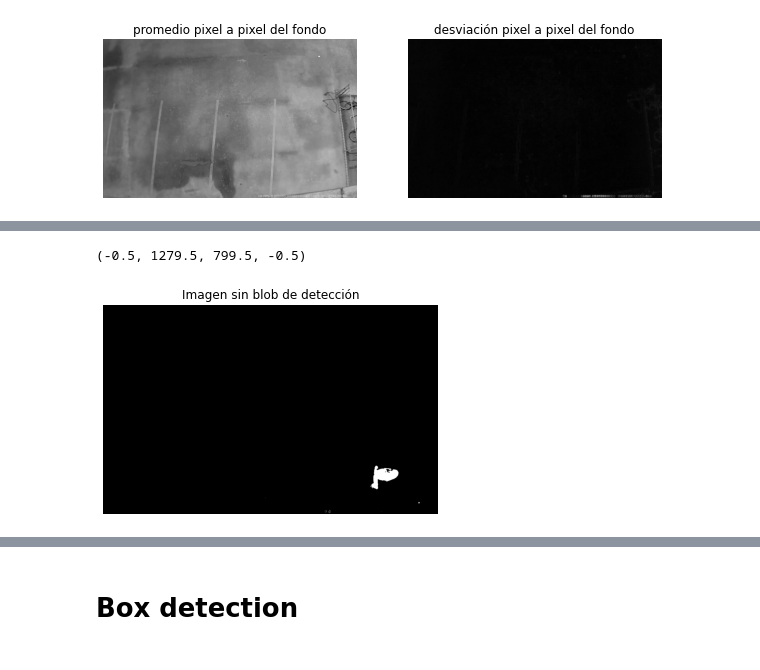
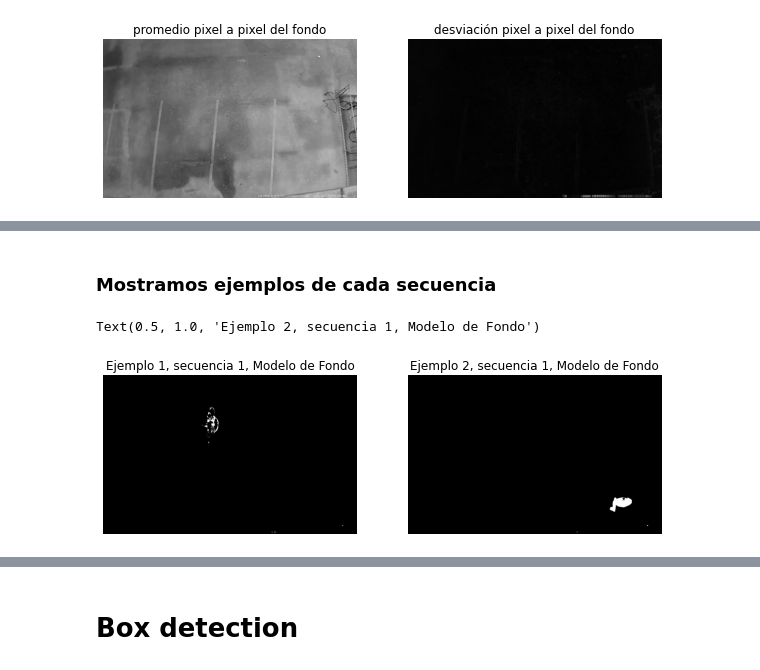
Before and after one commit to BenjaminIrarrazabal/Laboratorios_Inteligencia, a Jupyter notebook: Exp3.ipynb, the cells around one changed output, grey strips where cells are left out. Drawn from its saved outputs; the diff is of its cells as text; code cells hidden in the pictures.

```diff
--- a/Exp3.ipynb
+++ b/Exp3.ipynb
@@ -189,5 +208,5 @@ print(std_fondo.shape)
 # %%
-def Av_Back2(fondo, threshold, seq):
+def Av_Back(fondo, threshold, seq):
     X = np.mean(fondo, axis=0) # Promedio
     D = np.std(fondo, axis=0) # Desviación
     L1 = X + threshold * (D + 1) # Límite 1
@@ -203,9 +224,2 @@ def Av_Back2(fondo, threshold, seq):
 # %%
-ABs1 = Av_Back2(fondo, 20, seq1)
+ABs1 = Av_Back(fondo, 20, seq1)
-# %%
-plt.imshow(ABs1[312],cmap='gray')
-plt.title('Imagen sin blob de detección')
-plt.axis('off')
-# %% [output]
-(-0.5, 1279.5, 799.5, -0.5)
-[figure, removed]
@@ -211,0 +230,20 @@ plt.axis('off')
+# %% [markdown]
+### Mostramos ejemplos de cada secuencia
+# %%
+# Para la primera secuencia
+fig = plt.figure(figsize=(10, 10))
+rows = 1
+columns = 2
+
+fig.add_subplot(rows, columns, 1)
+plt.imshow(ABs1[14],cmap='gray')
+plt.axis('off')
+plt.title('Ejemplo 1, secuencia 1, Modelo de Fondo')
+
+fig.add_subplot(rows, columns, 2)
+plt.imshow(ABs1[315], cmap='gray')
+plt.axis('off')
+plt.title('Ejemplo 2, secuencia 1, Modelo de Fondo')
+# %% [output]
+Text(0.5, 1.0, 'Ejemplo 2, secuencia 1, Modelo de Fondo')
+[figure, added]
```
Also changed, not shown: parts of 20 cells of this notebook.
